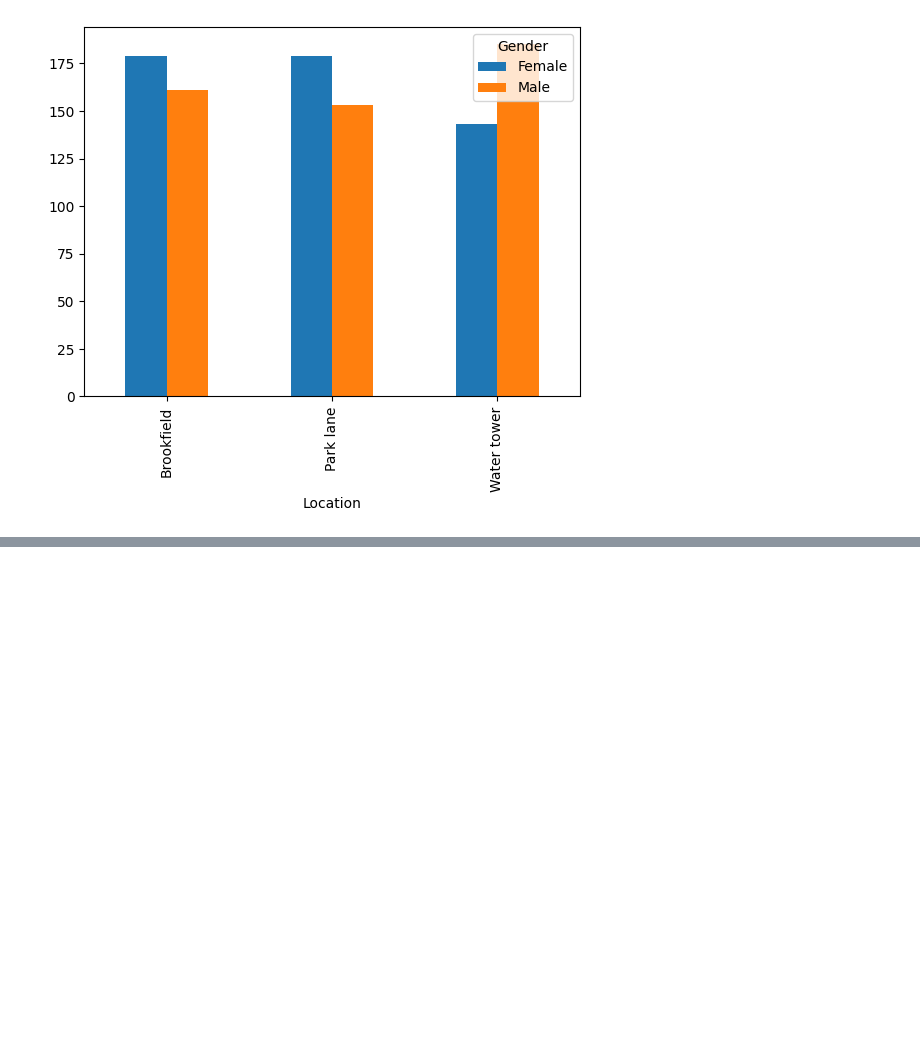
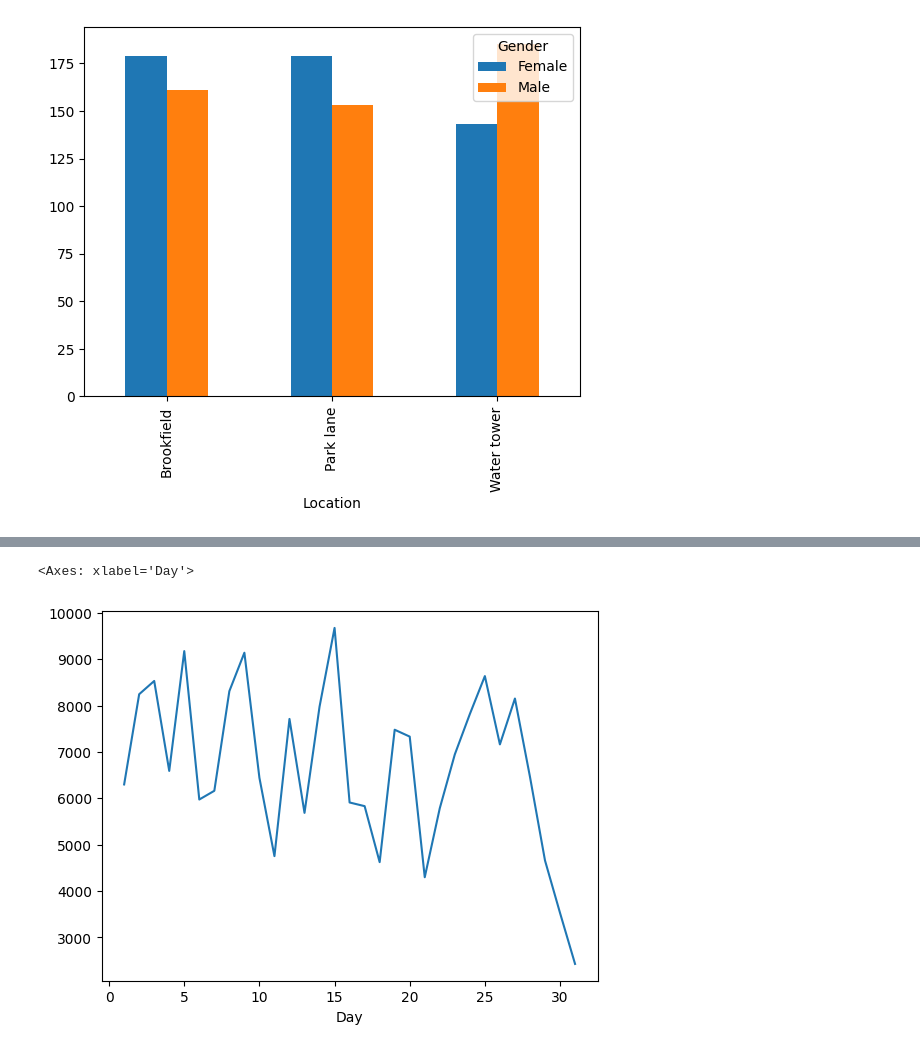
Before and after one commit to Ebin21/AI-ML, a Jupyter notebook: sales.ipynb, the cells around one changed output, grey strips where cells are left out. Drawn from its saved outputs; the diff is of its cells as text; code cells hidden in the pictures; blank space fills up the shorter version.

```diff
--- a/sales.ipynb
+++ b/sales.ipynb
@@ -245,3 +245,6 @@ unstacked_location_sales.plot(kind='bar')
 # %% [output]
 <Axes: xlabel='Location'>
 [figure]
+# %%
+sales['Day'] = pd.to_datetime(sales['Date']).dt.day
+sales.head(10)
@@ -247,0 +263,6 @@ unstacked_location_sales.plot(kind='bar')
+# %%
+day_sales = sales.groupby('Day').sum(numeric_only=True)['Total']
+day_sales.plot(kind='line')
+# %% [output]
+<Axes: xlabel='Day'>
+[figure, added]
```
Also changed, not shown: parts of 1 cell of this notebook.
